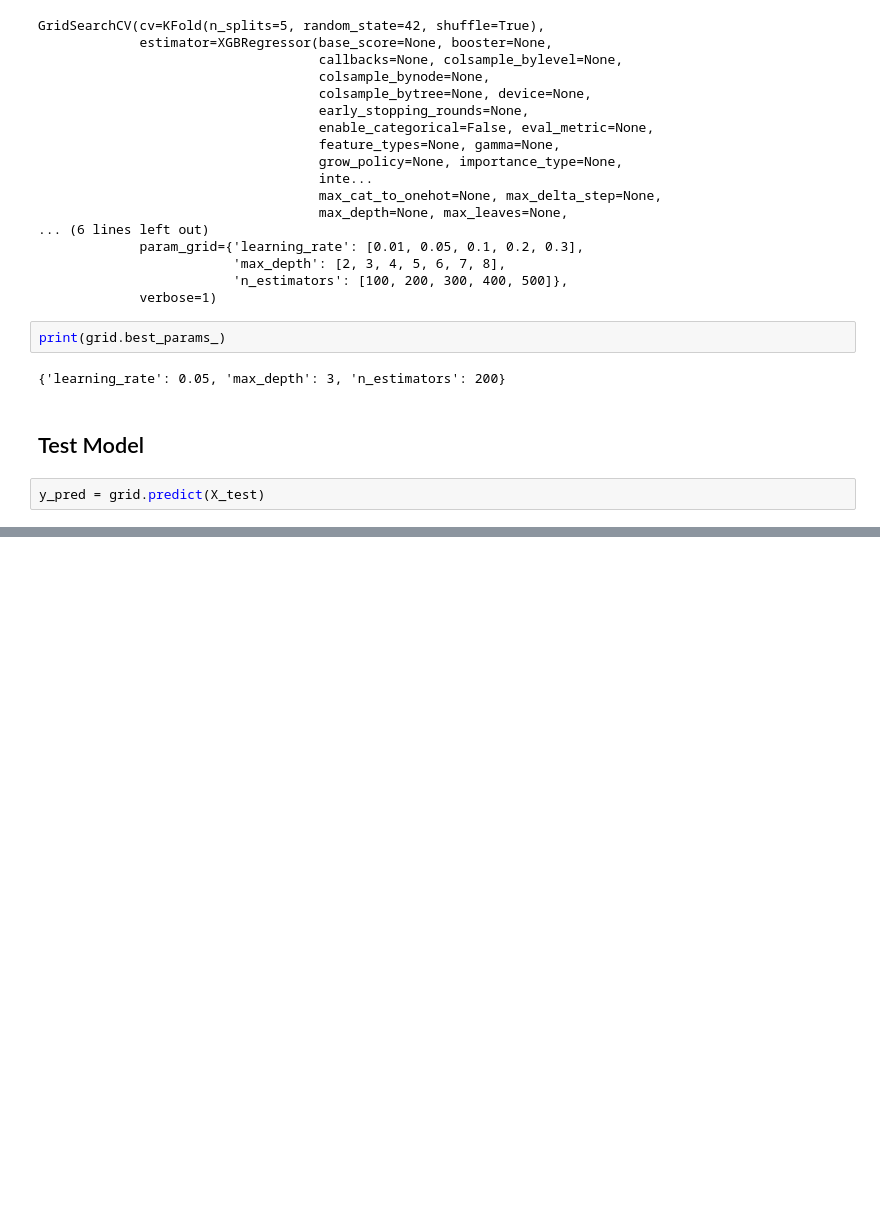
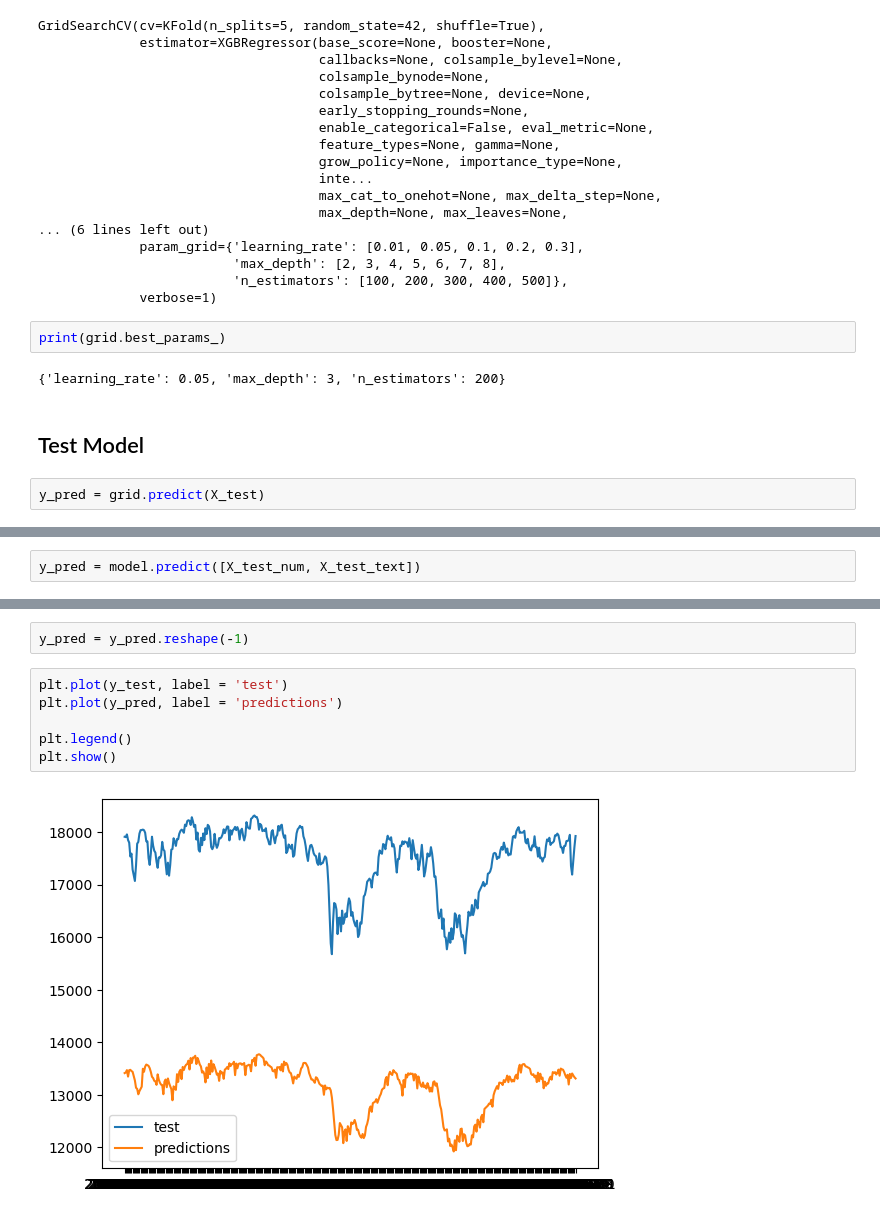
Before and after one commit to NikolaP454/DataSciencePractice, a Jupyter notebook: time_series/djia_reddit_ts.ipynb, the cells around one changed output, grey strips where cells are left out. Cells and saved outputs as stored; diff of their text form; blank space fills up the shorter version.

```diff
--- a/time_series/djia_reddit_ts.ipynb
+++ b/time_series/djia_reddit_ts.ipynb
@@ -178,0 +299,2 @@ R2: 0.9973087202448274
+# %%
+y_pred = model.predict([X_test_num, X_test_text])
@@ -178,0 +303,10 @@ R2: 0.9973087202448274
+# %%
+y_pred = y_pred.reshape(-1)
+# %%
+plt.plot(y_test, label = 'test')
+plt.plot(y_pred, label = 'predictions')
+
+plt.legend()
+plt.show()
+# %% [output]
+[figure, added]
```
Also changed, not shown: parts of 31 cells of this notebook.
